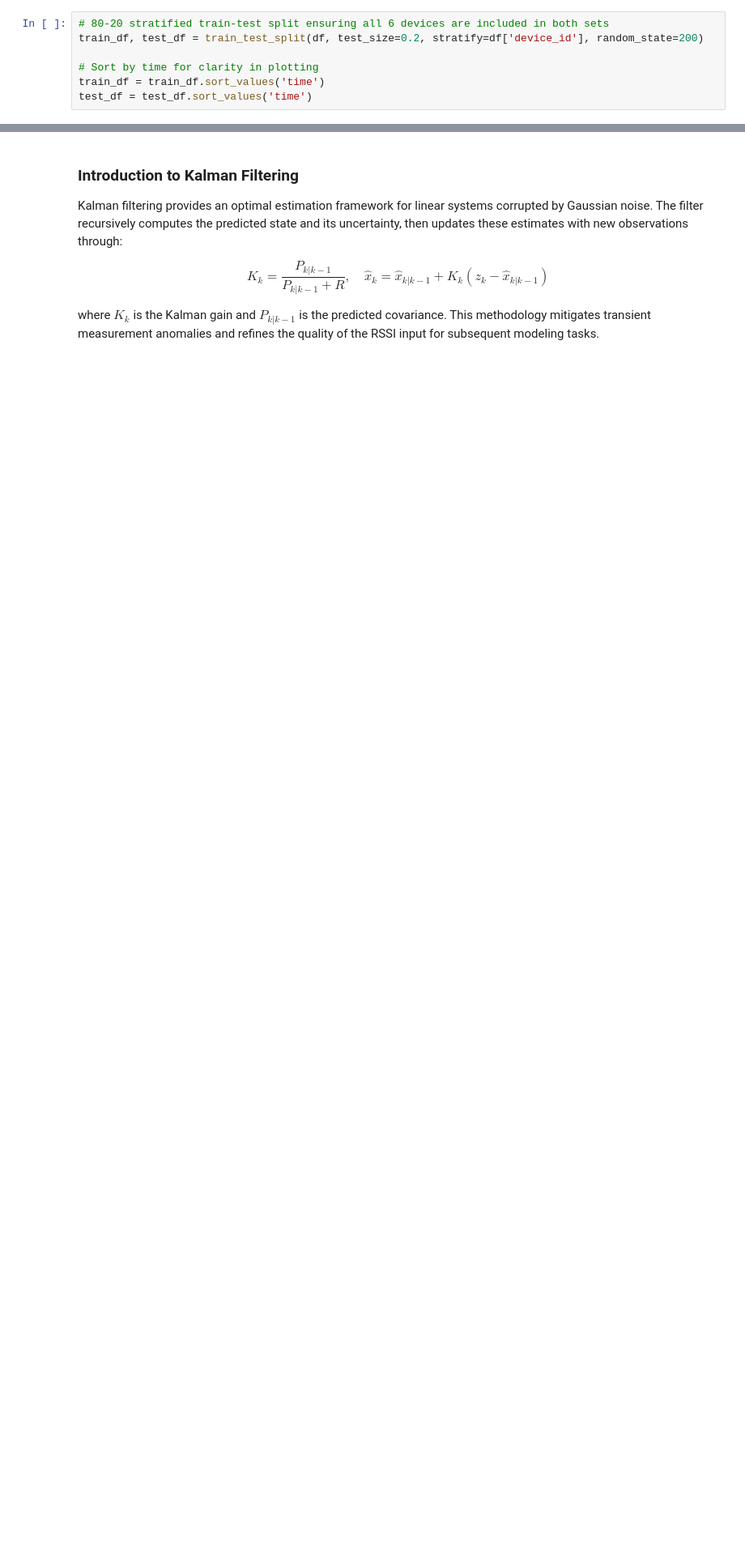
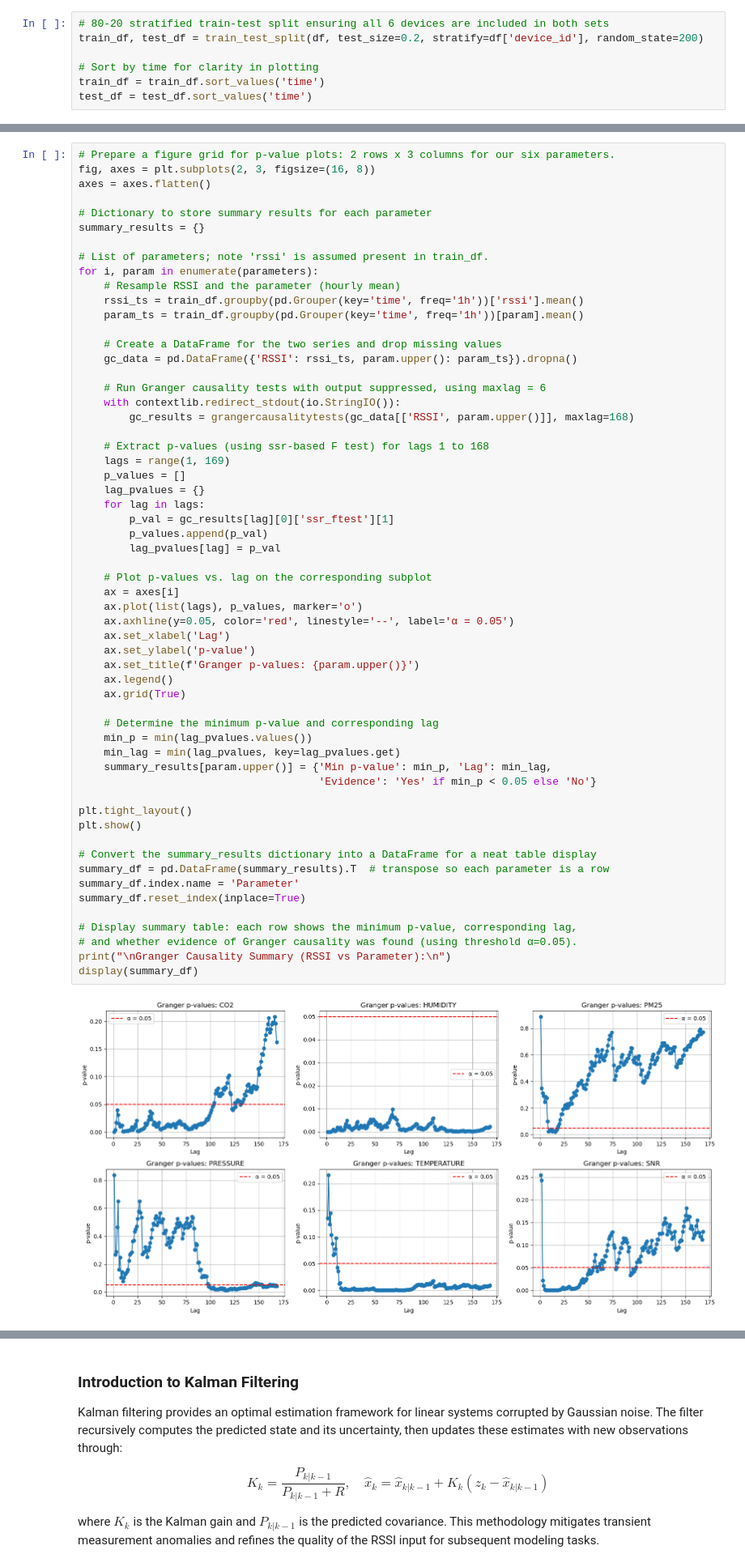
Before and after one commit to nahshonmokua/EnviKal-Loc, a Jupyter notebook: Localization Analysis.ipynb, the cells around one changed output, grey strips where cells are left out. Shown at 81% size. Saved outputs shown, nothing was run; the diff lists cells and outputs as text; blank space fills up the shorter version.

```diff
--- a/Localization Analysis.ipynb
+++ b/Localization Analysis.ipynb
@@ -176,0 +206,60 @@ There is evidence of Granger causality.
+# %%
+# Prepare a figure grid for p-value plots: 2 rows x 3 columns for our six parameters.
+fig, axes = plt.subplots(2, 3, figsize=(16, 8))
+axes = axes.flatten()
+
+# Dictionary to store summary results for each parameter
+summary_results = {}
+
+# List of parameters; note 'rssi' is assumed present in train_df.
+for i, param in enumerate(parameters):
+    # Resample RSSI and the parameter (hourly mean)
+    rssi_ts = train_df.groupby(pd.Grouper(key='time', freq='1h'))['rssi'].mean()
+    param_ts = train_df.groupby(pd.Grouper(key='time', freq='1h'))[param].mean()
+
+    # Create a DataFrame for the two series and drop missing values
+    gc_data = pd.DataFrame({'RSSI': rssi_ts, param.upper(): param_ts}).dropna()
+
+    # Run Granger causality tests with output suppressed, using maxlag = 6
+    with contextlib.redirect_stdout(io.StringIO()):
+        gc_results = grangercausalitytests(gc_data[['RSSI', param.upper()]], maxlag=168)
+
+    # Extract p-values (using ssr-based F test) for lags 1 to 168
+    lags = range(1, 169)
+    p_values = []
+    lag_pvalues = {}
+    for lag in lags:
+        p_val = gc_results[lag][0]['ssr_ftest'][1]
+        p_values.append(p_val)
+        lag_pvalues[lag] = p_val
+
+    # Plot p-values vs. lag on the corresponding subplot
+    ax = axes[i]
+    ax.plot(list(lags), p_values, marker='o')
+    ax.axhline(y=0.05, color='red', linestyle='--', label='α = 0.05')
+    ax.set_xlabel('Lag')
+    ax.set_ylabel('p-value')
+    ax.set_title(f'Granger p-values: {param.upper()}')
+    ax.legend()
+    ax.grid(True)
+
+    # Determine the minimum p-value and corresponding lag
+    min_p = min(lag_pvalues.values())
+    min_lag = min(lag_pvalues, key=lag_pvalues.get)
+    summary_results[param.upper()] = {'Min p-value': min_p, 'Lag': min_lag,
+                                      'Evidence': 'Yes' if min_p < 0.05 else 'No'}
+
+plt.tight_layout()
+plt.show()
+
+# Convert the summary_results dictionary into a DataFrame for a neat table display
+summary_df = pd.DataFrame(summary_results).T  # transpose so each parameter is a row
+summary_df.index.name = 'Parameter'
+summary_df.reset_index(inplace=True)
+
+# Display summary table: each row shows the minimum p-value, corresponding lag,
+# and whether evidence of Granger causality was found (using threshold α=0.05).
+print("\nGranger Causality Summary (RSSI vs Parameter):\n")
+display(summary_df)
+# %% [output]
+[figure, added]
```
Also changed, not shown: parts of 9 cells of this notebook.
